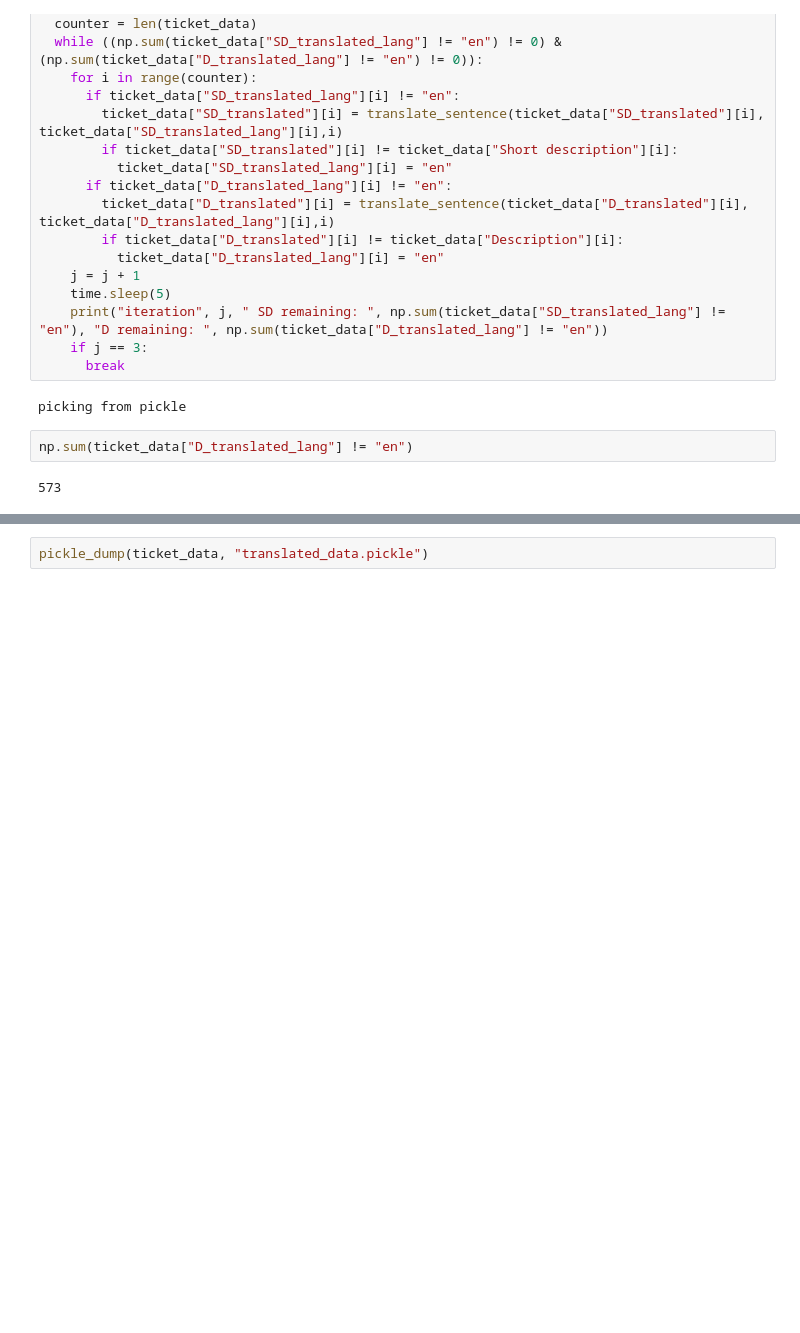
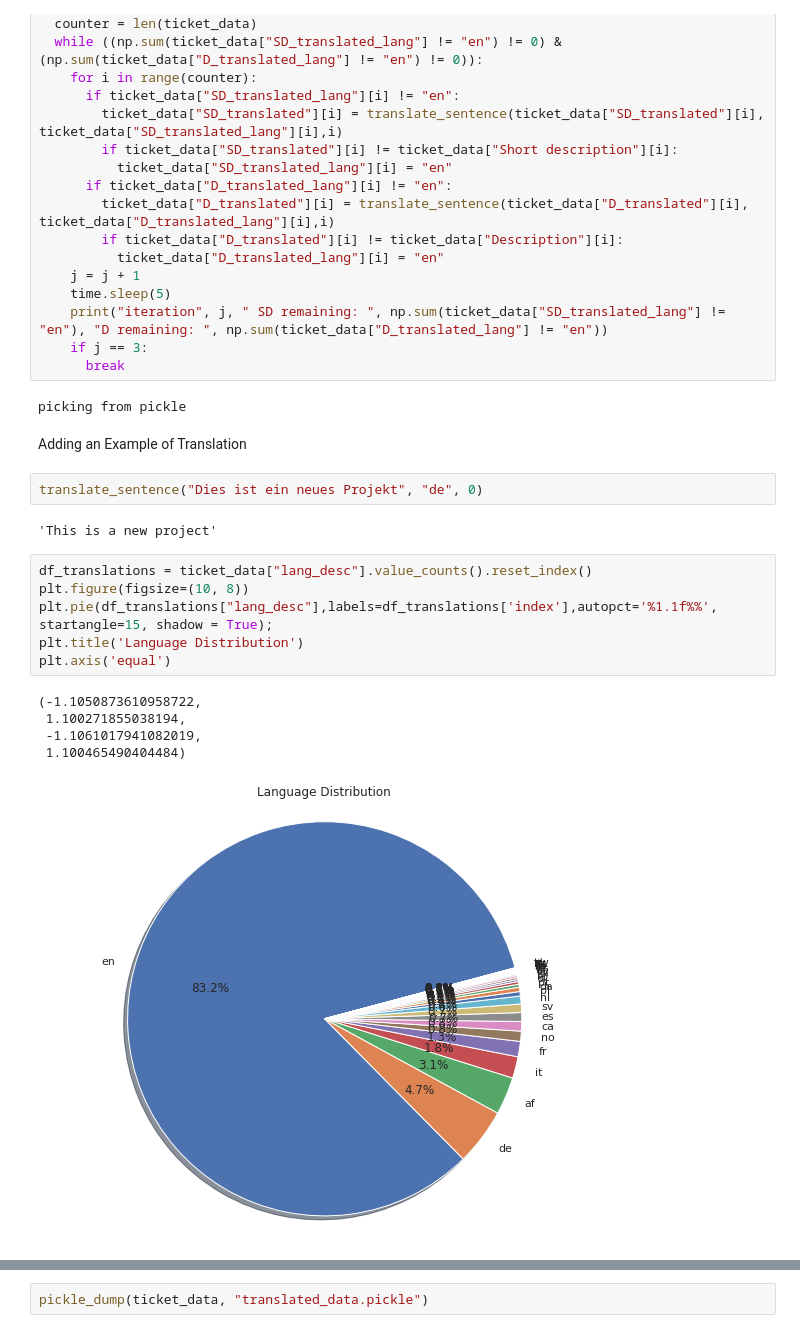
Before and after one commit to ABPande/AIML_CAPSTONE_NLP_B_GRP_4, a Jupyter notebook: Capstone Project.ipynb, the cells around one changed output, grey strips where cells are left out. Cells and saved outputs as stored; diff of their text form; blank space fills up the shorter version.

Commit message:
Updated with Graphs and Examples for augmentation and Language translation
Tweaked augmentation also. Might need to rerun it and maybe it will improve accuracy

```diff
--- a/Capstone Project.ipynb
+++ b/Capstone Project.ipynb
@@ -756,7 +777,21 @@ else:
       break
 # %% [output]
 picking from pickle
-# %%
-np.sum(ticket_data["D_translated_lang"] != "en")
-# %% [output]
-573
+# %% [markdown]
+Adding an Example of Translation
+# %%
+translate_sentence("Dies ist ein neues Projekt", "de", 0)
+# %% [output]
+'This is a new project'
+# %%
+df_translations = ticket_data["lang_desc"].value_counts().reset_index()
+plt.figure(figsize=(10, 8))
+plt.pie(df_translations["lang_desc"],labels=df_translations['index'],autopct='%1.1f%%', startangle=15, shadow = True);
+plt.title('Language Distribution')
+plt.axis('equal')
+# %% [output]
+(-1.1050873610958722,
+ 1.100271855038194,
+ -1.1061017941082019,
+ 1.100465490404484)
+[figure, added]
```
Also changed, not shown: parts of 50 cells of this notebook, 1 other file.
